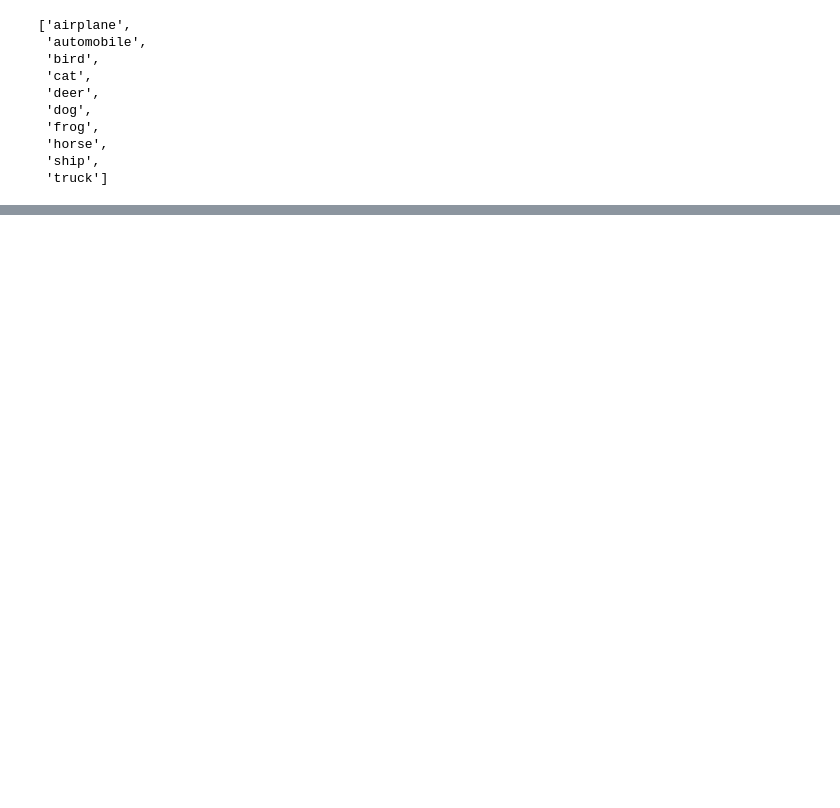
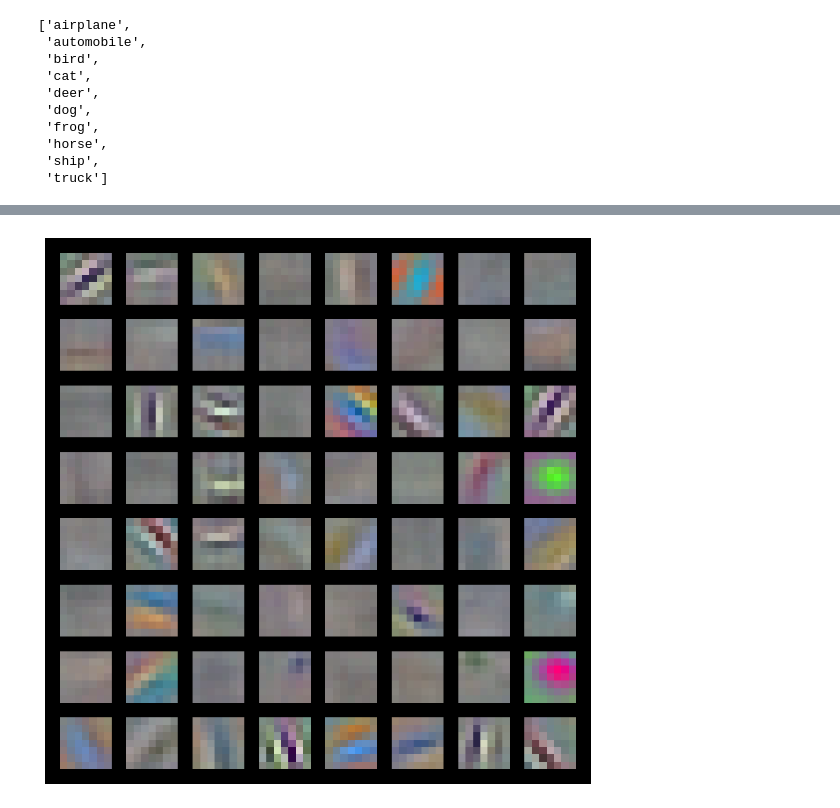
Before and after one commit to krispypancakes/vision-stuff, a Jupyter notebook: notebooks/cifar_convnet.ipynb, the cells around one changed output, grey strips where cells are left out. Cells and saved outputs as stored; diff of their text form; code cells hidden in the pictures; blank space fills up the shorter version.

```diff
--- a/notebooks/cifar_convnet.ipynb
+++ b/notebooks/cifar_convnet.ipynb
@@ -153,0 +184,14 @@ plt.imshow(input_)
+# %%
+def visualize_filters(weights):
+  if not weights.shape[1] == 3:
+    weights = weights[:, 0:1, :, :]
+
+  filter_img = torchvision.utils.make_grid(weights, nrow=int(np.sqrt(weights.shape[0])), normalize=True)
+  plt.figure(figsize=(10,10))
+  plt.axis('off')
+  plt.imshow(filter_img.permute(1,2,0))
+  plt.show()
+# %%
+visualize_filters(model.resnet[0].prep_block[0].weight.detach().cpu().clone())
+# %% [output]
+[figure, added]
```
Also changed, not shown: parts of 30 cells of this notebook.
